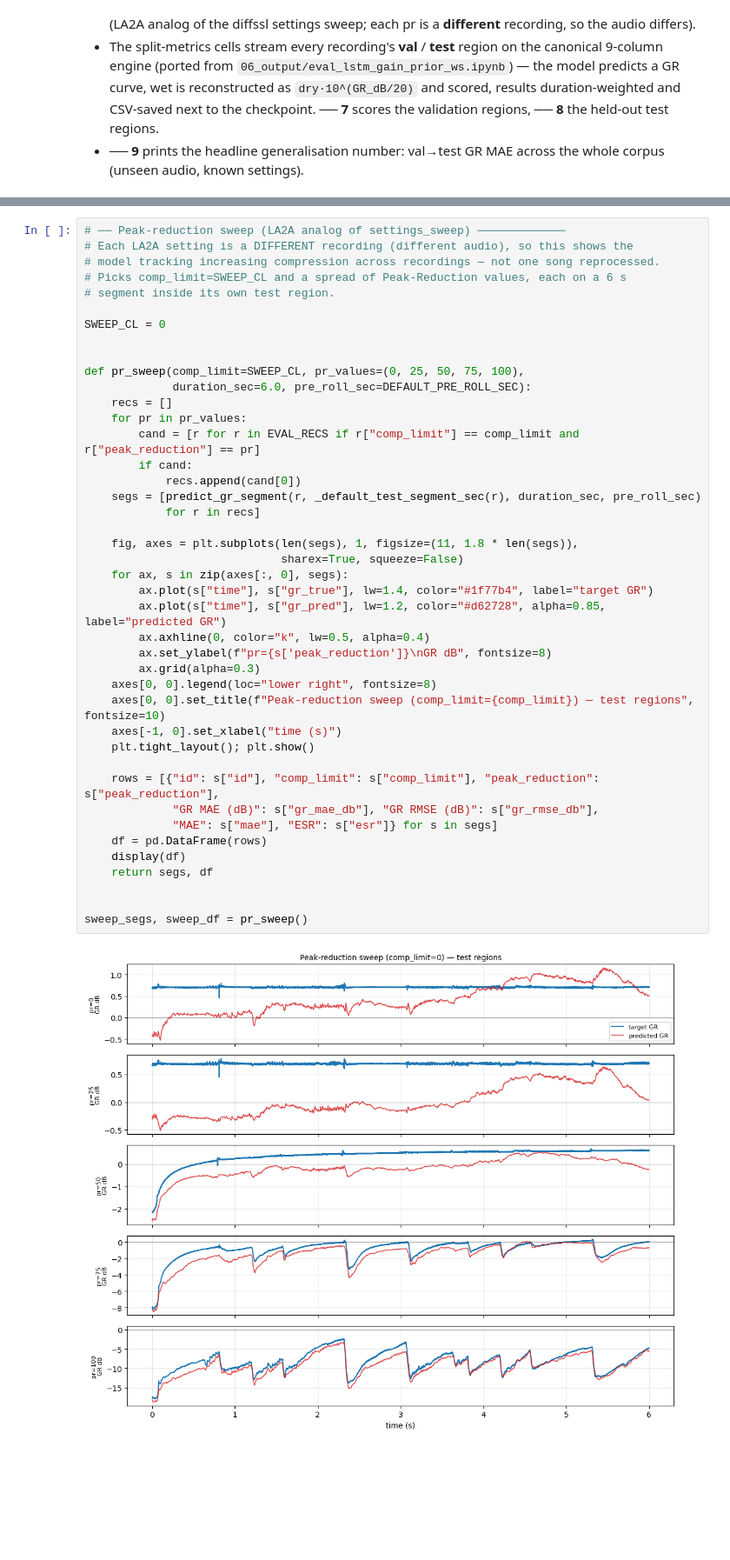
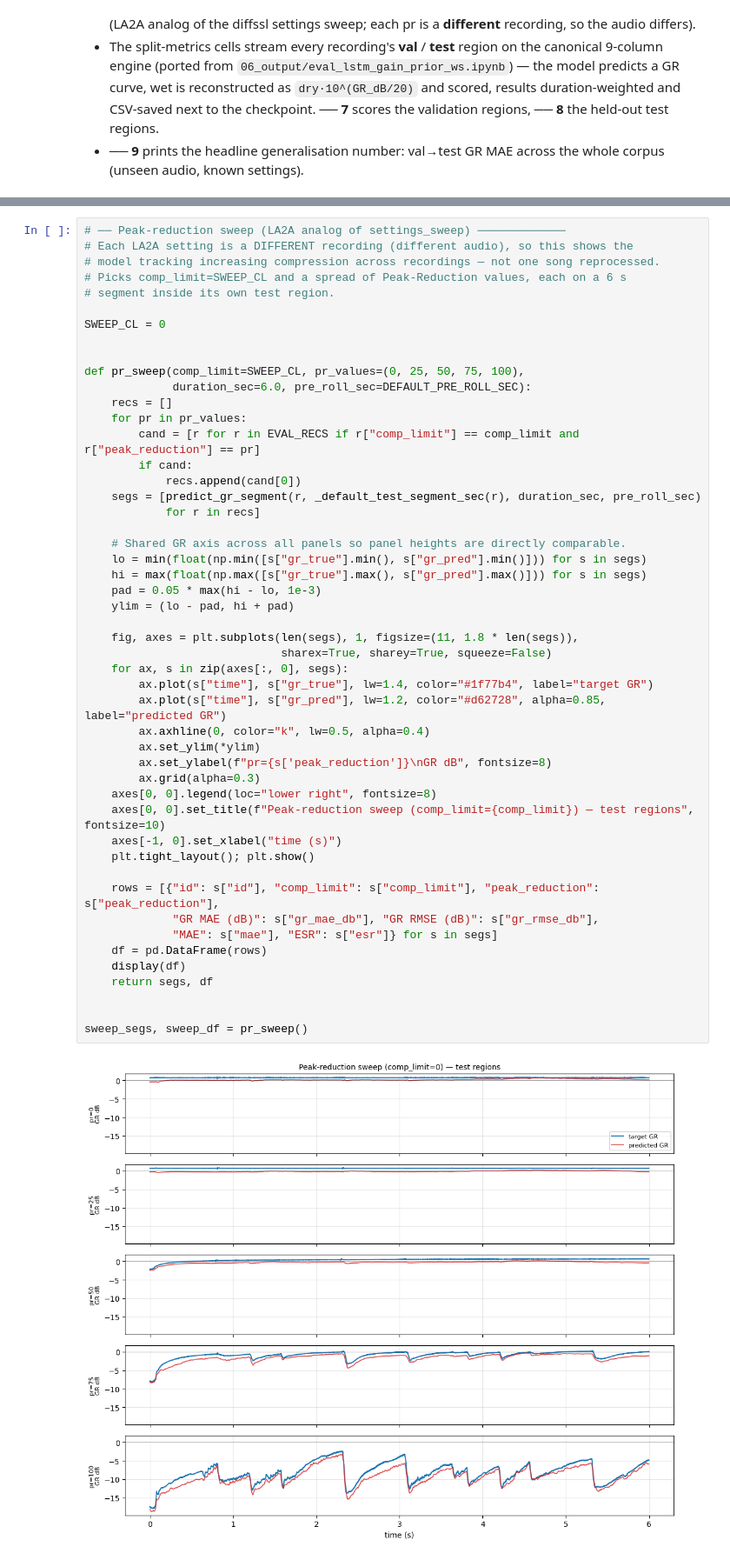
Before and after one commit to 5aola/Virtual-Analogue-Compressor-Modelling, a Jupyter notebook: 08_la2a/eval_lstm_blackbox_gr.ipynb, the cells around one changed output, grey strips where cells are left out. Shown at 87% size. Cells and saved outputs as stored; diff of their text form; blank space fills up the shorter version.

```diff
--- a/08_la2a/eval_lstm_blackbox_gr.ipynb
+++ b/08_la2a/eval_lstm_blackbox_gr.ipynb
@@ -421,33 +425,40 @@ def pr_sweep(comp_limit=SWEEP_CL, pr_values=(0, 25, 50, 75, 100),
     recs = []
     for pr in pr_values:
         cand = [r for r in EVAL_RECS if r["comp_limit"] == comp_limit and r["peak_reduction"] == pr]
         if cand:
             recs.append(cand[0])
     segs = [predict_gr_segment(r, _default_test_segment_sec(r), duration_sec, pre_roll_sec)
             for r in recs]
 
+    # Shared GR axis across all panels so panel heights are directly comparable.
+    lo = min(float(np.min([s["gr_true"].min(), s["gr_pred"].min()])) for s in segs)
+    hi = max(float(np.max([s["gr_true"].max(), s["gr_pred"].max()])) for s in segs)
+    pad = 0.05 * max(hi - lo, 1e-3)
+    ylim = (lo - pad, hi + pad)
+
     fig, axes = plt.subplots(len(segs), 1, figsize=(11, 1.8 * len(segs)),
-                             sharex=True, squeeze=False)
+                             sharex=True, sharey=True, squeeze=False)
     for ax, s in zip(axes[:, 0], segs):
         ax.plot(s["time"], s["gr_true"], lw=1.4, color="#1f77b4", label="target GR")
         ax.plot(s["time"], s["gr_pred"], lw=1.2, color="#d62728", alpha=0.85, label="predicted GR")
         ax.axhline(0, color="k", lw=0.5, alpha=0.4)
+        ax.set_ylim(*ylim)
         ax.set_ylabel(f"pr={s['peak_reduction']}\nGR dB", fontsize=8)
         ax.grid(alpha=0.3)
     axes[0, 0].legend(loc="lower right", fontsize=8)
     axes[0, 0].set_title(f"Peak-reduction sweep (comp_limit={comp_limit}) — test regions", fontsize=10)
     axes[-1, 0].set_xlabel("time (s)")
     plt.tight_layout(); plt.show()
 
     rows = [{"id": s["id"], "comp_limit": s["comp_limit"], "peak_reduction": s["peak_reduction"],
              "GR MAE (dB)": s["gr_mae_db"], "GR RMSE (dB)": s["gr_rmse_db"],
              "MAE": s["mae"], "ESR": s["esr"]} for s in segs]
     df = pd.DataFrame(rows)
     display(df)
     return segs, df
 
 
 sweep_segs, sweep_df = pr_sweep()
 # %% [output]
-[figure, old version]
+[figure, new version]
 |  | id | comp_limit | peak_reduction | GR MAE (dB) | GR RMSE (dB) | MAE | ESR |
```
Also changed, not shown: parts of 9 cells of this notebook, 7 other files.
